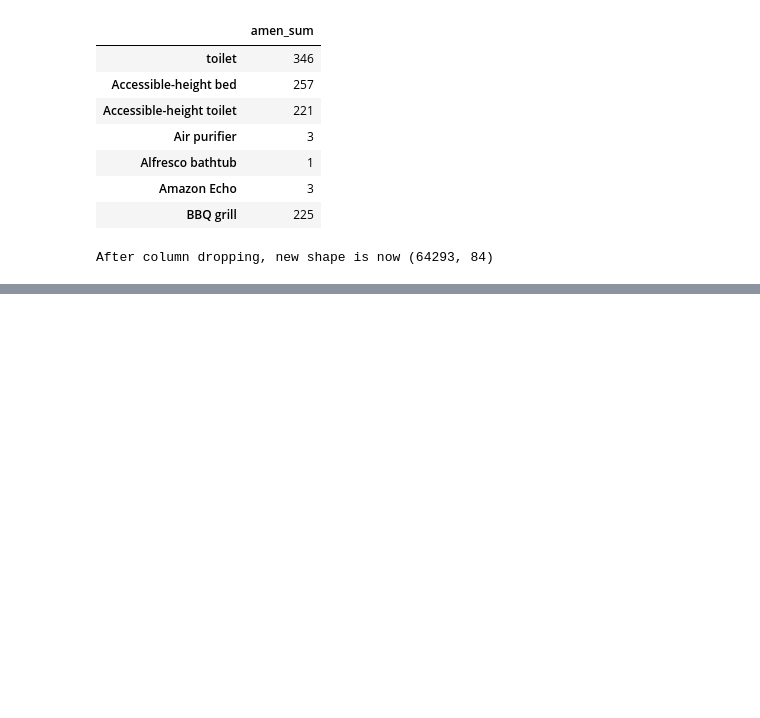
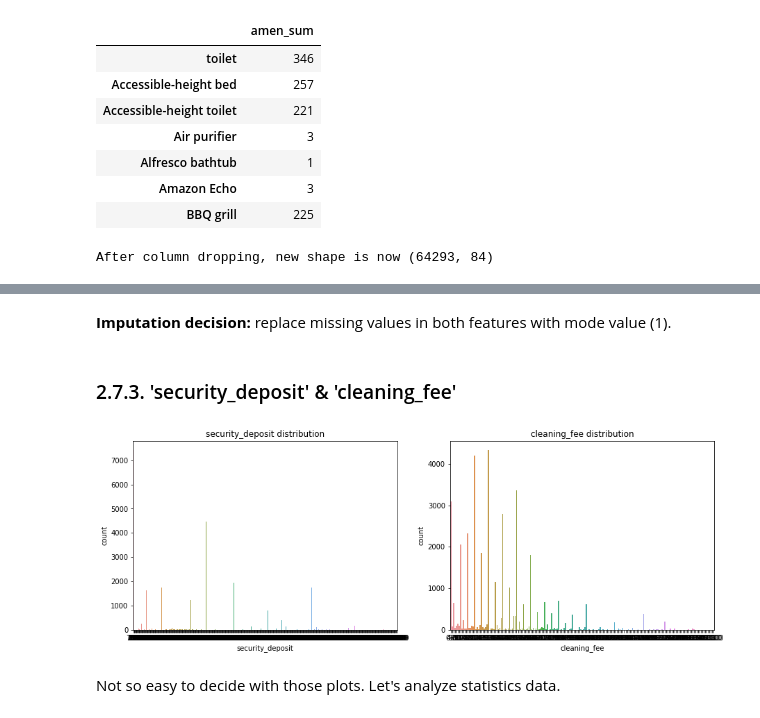
Before and after one commit to nidragedd/udadsnd-p4-airbnb_inside, a Jupyter notebook: notebook/3_Data_Preparation.ipynb, the cells around one changed output, grey strips where cells are left out. Saved outputs shown, nothing was run; the diff lists cells and outputs as text; code cells hidden in the pictures; blank space fills up the shorter version.

```diff
--- a/notebook/3_Data_Preparation.ipynb
+++ b/notebook/3_Data_Preparation.ipynb
@@ -288,0 +332,10 @@ Length: 155, dtype: bool
+# %% [markdown]
+**Imputation decision:** replace missing values in both features with mode value (1).
+# %% [markdown]
+### 2.7.3. 'security_deposit' & 'cleaning_fee'
+# %%
+viz.countplot_for_imputation(X_train, ['security_deposit', 'cleaning_fee'])
+# %% [output]
+[figure, added]
+# %% [markdown]
+Not so easy to decide with those plots. Let's analyze statistics data.
```
Also changed, not shown: parts of 44 cells of this notebook, 7 other files.
